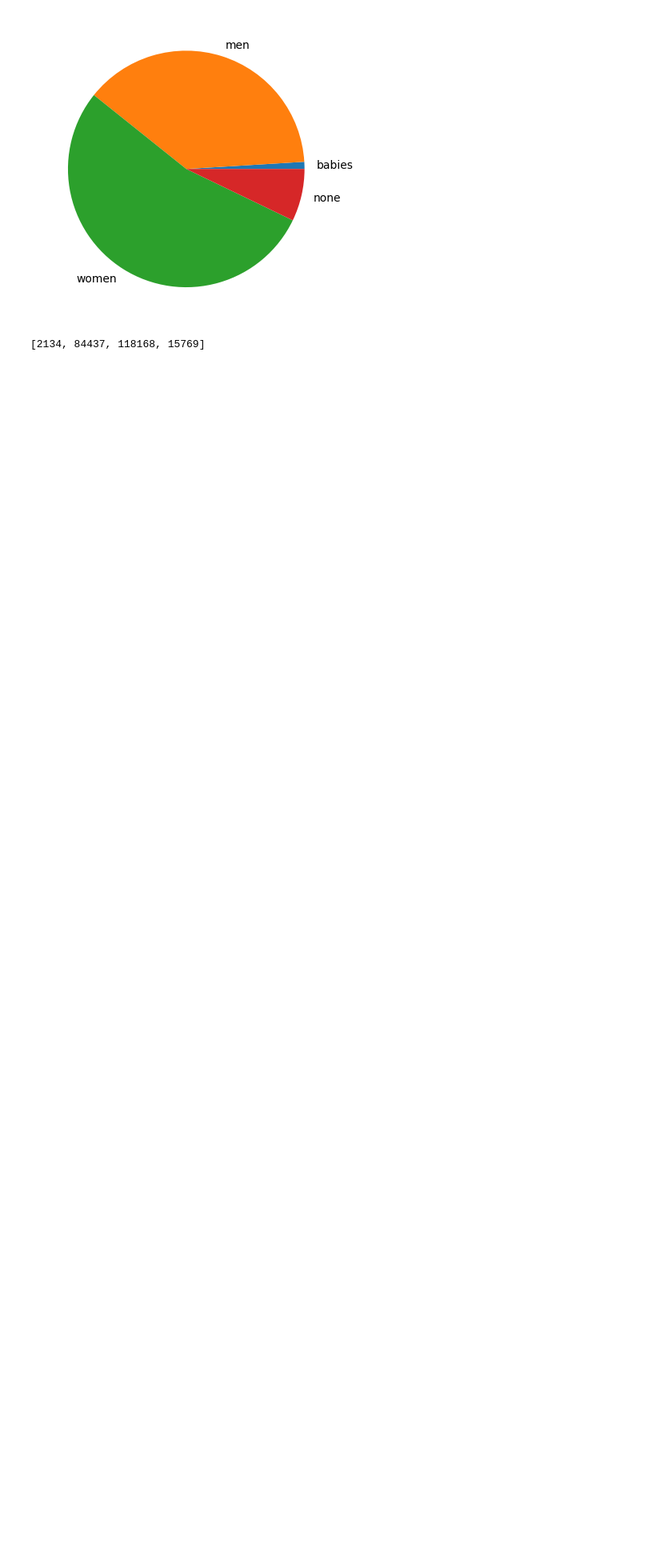
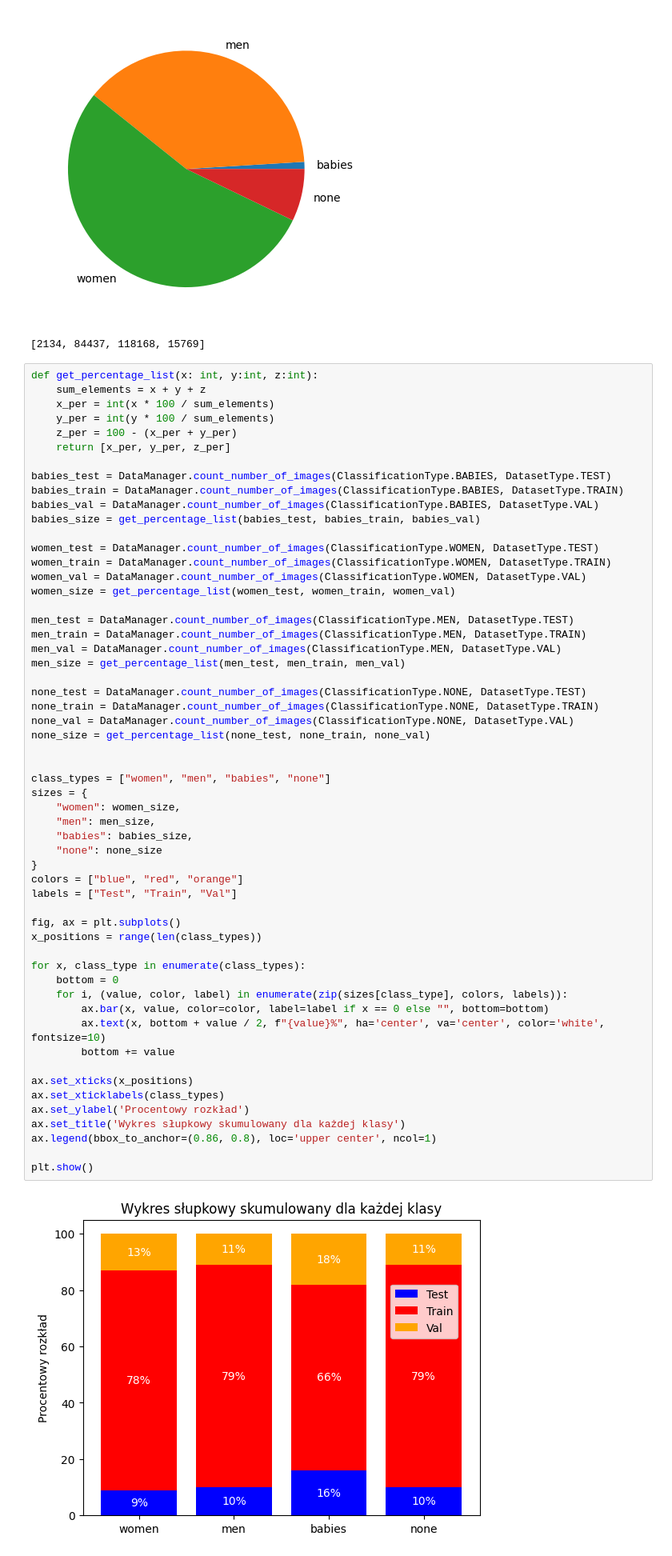
Before and after one commit to mikitomi21/Gender_Detection, a Jupyter notebook: notebooks/data_analysis.ipynb, the cells around one changed output. Shown: that part at 80% size. Cells and saved outputs as stored; diff of their text form; blank space fills up the shorter version.

Commit message:
Add z bar plot presenting accumulated classes perc

```diff
--- a/notebooks/data_analysis.ipynb
+++ b/notebooks/data_analysis.ipynb
@@ -24,6 +25,64 @@ print(number_of_classes)
 # %% [output]
 [figure]
 [2134, 84437, 118168, 15769]
+# %%
+def get_percentage_list(x: int, y:int, z:int):
+    sum_elements = x + y + z
+    x_per = int(x * 100 / sum_elements)
+    y_per = int(y * 100 / sum_elements)
+    z_per = 100 - (x_per + y_per)
+    return [x_per, y_per, z_per]
+
+babies_test = DataManager.count_number_of_images(ClassificationType.BABIES, DatasetType.TEST)
+babies_train = DataManager.count_number_of_images(ClassificationType.BABIES, DatasetType.TRAIN)
+babies_val = DataManager.count_number_of_images(ClassificationType.BABIES, DatasetType.VAL)
+babies_size = get_percentage_list(babies_test, babies_train, babies_val)
+
+women_test = DataManager.count_number_of_images(ClassificationType.WOMEN, DatasetType.TEST)
+women_train = DataManager.count_number_of_images(ClassificationType.WOMEN, DatasetType.TRAIN)
+women_val = DataManager.count_number_of_images(ClassificationType.WOMEN, DatasetType.VAL)
+women_size = get_percentage_list(women_test, women_train, women_val)
+
+men_test = DataManager.count_number_of_images(ClassificationType.MEN, DatasetType.TEST)
+men_train = DataManager.count_number_of_images(ClassificationType.MEN, DatasetType.TRAIN)
+men_val = DataManager.count_number_of_images(ClassificationType.MEN, DatasetType.VAL)
+men_size = get_percentage_list(men_test, men_train, men_val)
+
+none_test = DataManager.count_number_of_images(ClassificationType.NONE, DatasetType.TEST)
+none_train = DataManager.count_number_of_images(ClassificationType.NONE, DatasetType.TRAIN)
+none_val = DataManager.count_number_of_images(ClassificationType.NONE, DatasetType.VAL)
+none_size = get_percentage_list(none_test, none_train, none_val)
+
+
+class_types = ["women", "men", "babies", "none"]
+sizes = {
+    "women": women_size,
+    "men": men_size,
+    "babies": babies_size,
+    "none": none_size
+}
+colors = ["blue", "red", "orange"]
+labels = ["Test", "Train", "Val"]
+
+fig, ax = plt.subplots()
+x_positions = range(len(class_types))
+
+for x, class_type in enumerate(class_types):
+    bottom = 0
+    for i, (value, color, label) in enumerate(zip(sizes[class_type], colors, labels)):
+        ax.bar(x, value, color=color, label=label if x == 0 else "", bottom=bottom)
+        ax.text(x, bottom + value / 2, f"{value}%", ha='center', va='center', color='white', fontsize=10)
+        bottom += value
+
+ax.set_xticks(x_positions)
+ax.set_xticklabels(class_types)
+ax.set_ylabel('Procentowy rozkład')
+ax.set_title('Wykres słupkowy skumulowany dla każdej klasy')
+ax.legend(bbox_to_anchor=(0.86, 0.8), loc='upper center', ncol=1)
+
+plt.show()
+# %% [output]
+[figure, added]
 # %%
 # a = DataManager.get_image(ClassificationType.WOMEN, DatasetType.VAL, "180003.jpg")
 a = DataManager.get_image()
```
Also changed, not shown: parts of 2 cells of this notebook, 2 other files.
